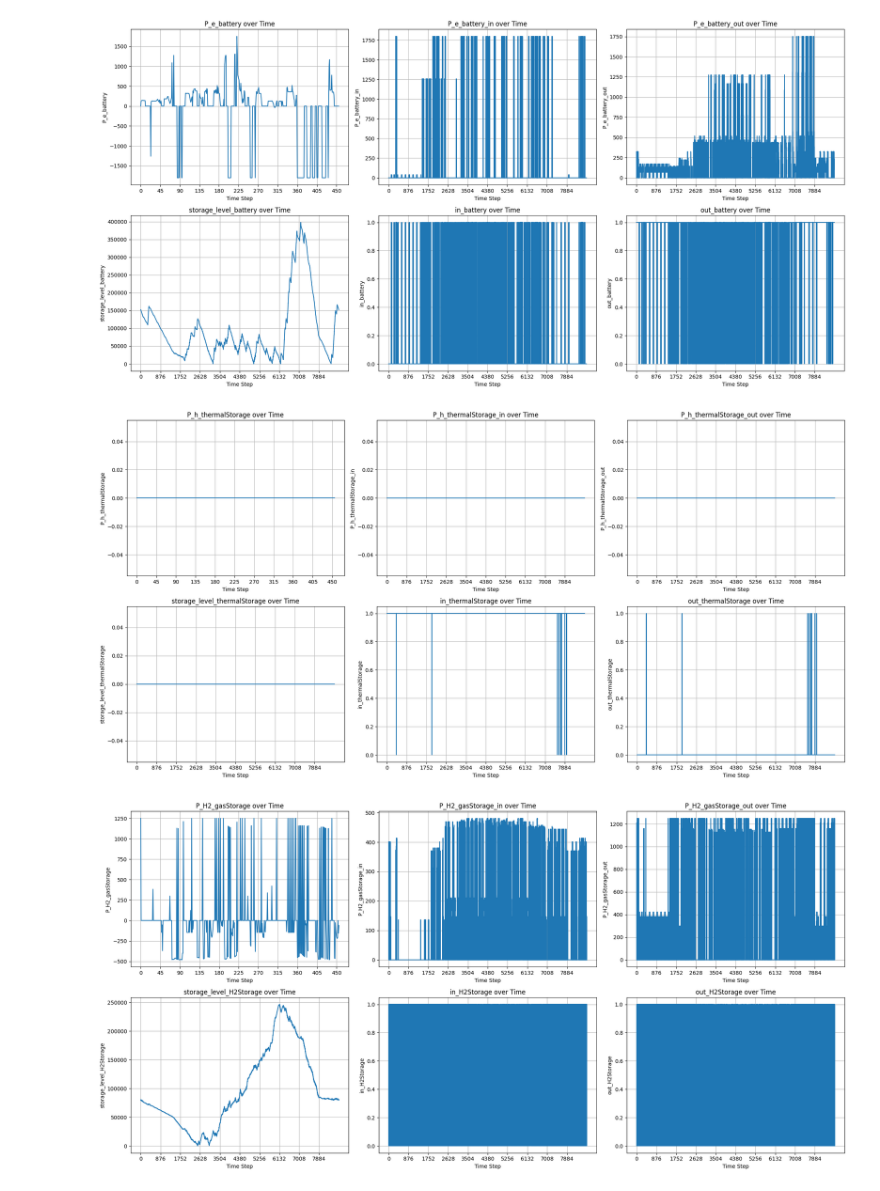
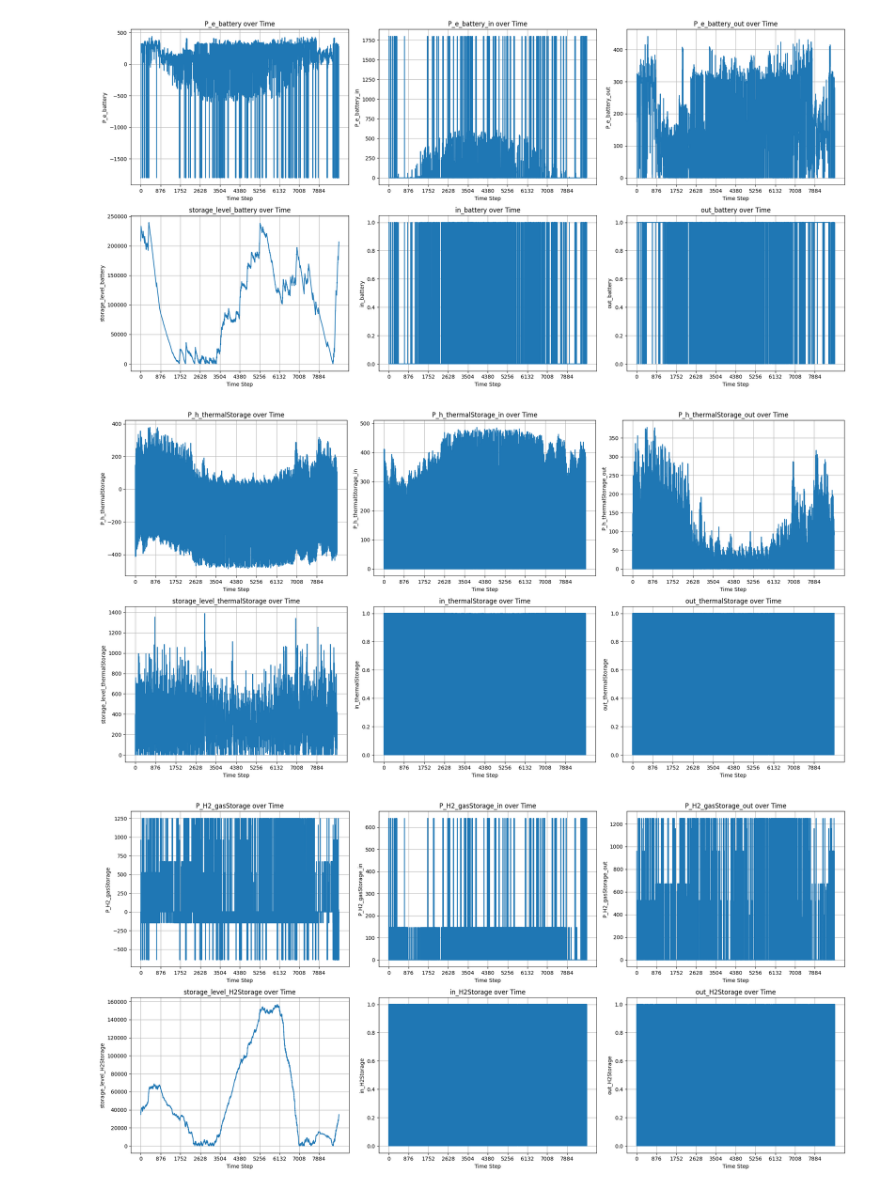
Before and after one commit to raphael-langer/ModE, a Jupyter notebook: Datenbank/Plots_TMA_test.ipynb, the cells around one changed output. Drawn from its saved outputs; the diff is of its cells as text; code cells hidden in the pictures.

```diff
--- a/Datenbank/Plots_TMA_test.ipynb
+++ b/Datenbank/Plots_TMA_test.ipynb
@@ -1,24 +1,24 @@
 # %%
 import json
 import matplotlib.pyplot as plt
+# %%
+import json
+import matplotlib.pyplot as plt
+
+# JSON-Datei im aktuellen Arbeitsverzeichnis
+file_name = 'GM_Heur_0_5.json'
+
+# JSON-Daten laden
+with open(file_name, 'r') as f:
+    variable_values = json.load(f)
+
+# Funktion zum Extrahieren von Variablenwerten aus den JSON-Daten
+def extract_variable_values(variable_name):
+    data = variable_values[variable_name]
+    time_steps = sorted(data.keys(), key=lambda x: int(x))  # Zeitpunkte sortieren
+    values = [data[ts] for ts in time_steps]
+    return time_steps, values
 # %%
-import json
-import matplotlib.pyplot as plt
-
-# JSON-Datei im aktuellen Arbeitsverzeichnis
-file_name = 'TMA_test.json'
-
-# JSON-Daten laden
-with open(file_name, 'r') as f:
-    variable_values = json.load(f)
-
-# Funktion zum Extrahieren von Variablenwerten aus den JSON-Daten
-def extract_variable_values(variable_name):
-    data = variable_values[variable_name]
-    time_steps = sorted(data.keys(), key=lambda x: int(x))  # Zeitpunkte sortieren
-    values = [data[ts] for ts in time_steps]
-    return time_steps, values
-
 # Funktion zum Erstellen von Subplots mit weniger Beschriftungen und Strichen
 def plot_variables(variable_names, nrows, ncols, figsize=(20, 10)):
     fig, axs = plt.subplots(nrows=nrows, ncols=ncols, figsize=figsize)
@@ -79,3 +79,3 @@ plot_variables(CH4_storage, nrows=2, ncols=3)
-[figure, old version]
+[figure, new version]
-[figure, old version]
+[figure, new version]
-[figure, old version]
+[figure, new version]
```
Also changed, not shown: parts of 3 cells of this notebook, 18 other files.
